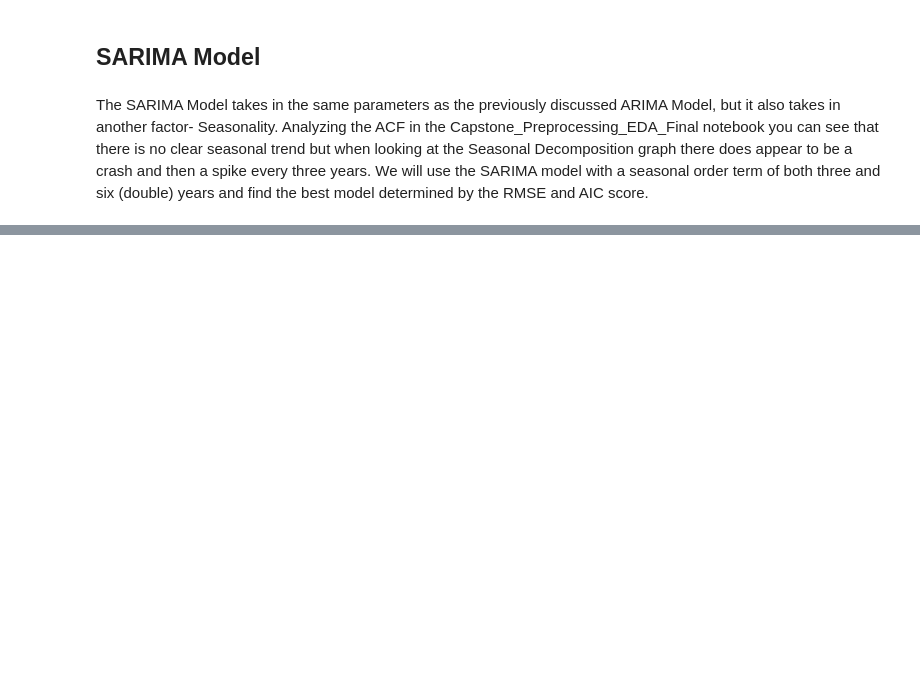
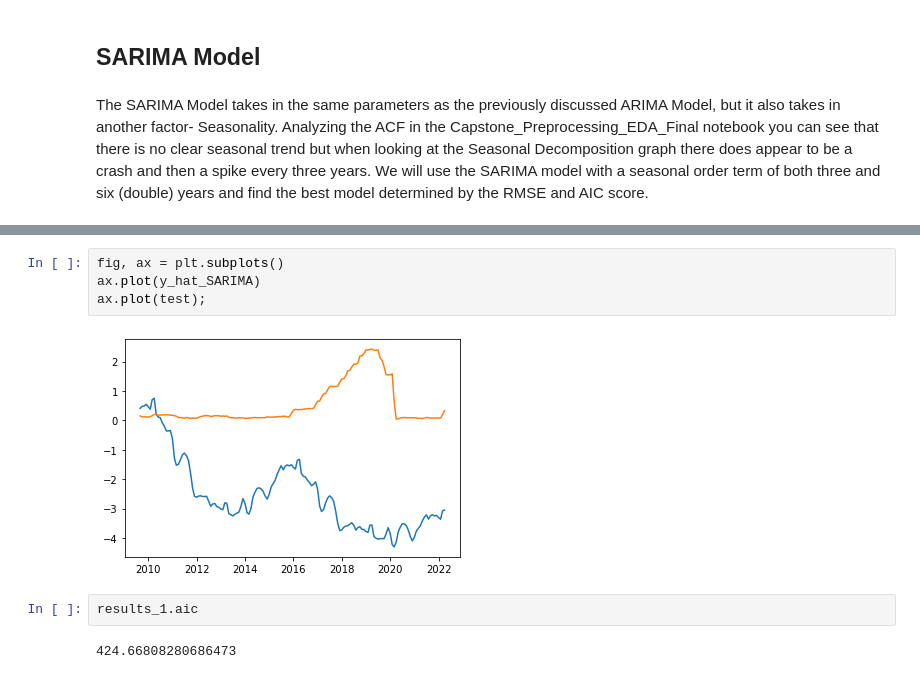
Before and after one commit to mychaldubyk/Federal-Funds-Rate-Analysis, a Jupyter notebook: Final_Notebooks/Capstone_Modeling_Final.ipynb, the cells around one changed output, grey strips where cells are left out. Saved outputs shown, nothing was run; the diff lists cells and outputs as text; blank space fills up the shorter version.

```diff
--- a/Final_Notebooks/Capstone_Modeling_Final.ipynb
+++ b/Final_Notebooks/Capstone_Modeling_Final.ipynb
@@ -805,0 +879,10 @@ The SARIMA Model takes in the same parameters as the previously discussed ARIMA
+# %%
+fig, ax = plt.subplots()
+ax.plot(y_hat_SARIMA)
+ax.plot(test);
+# %% [output]
+[figure, added]
+# %%
+results_1.aic
+# %% [output]
+424.66808280686473
```
Also changed, not shown: parts of 13 cells of this notebook, 1 other file.
